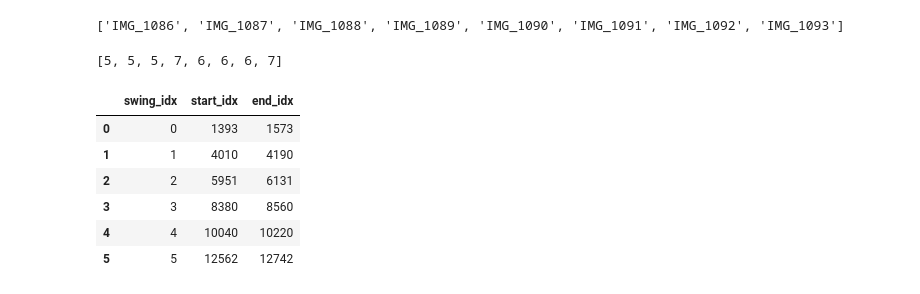
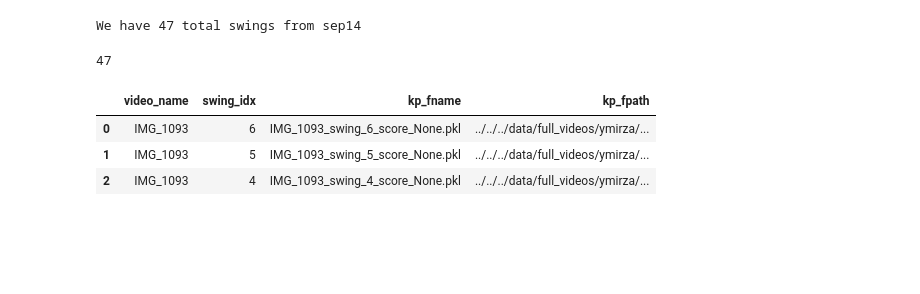
Before and after one commit to azaidi06/eagle-swing, a Jupyter notebook: posts/analyze/analysis.ipynb, the cells around one changed output. Drawn from its saved outputs; the diff is of its cells as text; code cells hidden in the pictures; blank space fills up the shorter version.

```diff
--- a/posts/analyze/analysis.ipynb
+++ b/posts/analyze/analysis.ipynb
@@ -49 +35,47 @@ def get_kps(folder):
+# %%
+#| code-fold: true
+#| echo: false
+kp_folder_paths_dict = {files_names[x]: files[x] for x in range(len(files))}
+print(f'We have {len(kp_folder_paths_dict)} total swings from {swing_days[-1]}')
+# %% [output]
+We have 47 total swings from sep14
+# %%
+#| include: false
+flat_kp_file_list = kp_folder_paths_dict.values()
+len(flat_kp_file_list)
+# %% [output]
+47
+# %%
+#| code-fold: true
+def get_kps(folder):
+    all_files = get_files(folder, extensions='.pkl')
+    clip_files = [file for file in all_files if file.name[:3] == 'IMG']
+    return clip_files
+
+
+def flatten_stacked_list(nonflat_list):
+    flattened_list = list(chain.from_iterable(nonflat_list))
+    return flattened_list
+
+
+def get_all_swings_df(flat_kp_path_list):
+    path_list_series =  pd.Series(flat_kp_path_list)
+    kp_fname = path_list_series.map(lambda x: str(x).split('/')[-1])
+    video_name = kp_fname.map(lambda x: '_'.join(str(x).split('_')[:2]))
+    swing_idx = kp_fname.map(lambda x: str(x).split('_')[3])
+    df = pd.DataFrame([video_name, swing_idx,
+                       kp_fname, path_list_series],
+                      index=['video_name','swing_idx',
+                             'kp_fname', 'kp_fpath']
+                      ).T
+    return df
+# %%
+#| code-fold: true
+all_swings_df = get_all_swings_df(flat_kp_file_list)
+all_swings_df.head(3)
+# %% [output]
+|  | video_name | swing_idx | kp_fname | kp_fpath |
+| 0 | IMG_1093 | 6 | IMG_1093_swing_6_score_None.pkl | ../../../data/full_videos/ymirza/... |
+| 1 | IMG_1093 | 5 | IMG_1093_swing_5_score_None.pkl | ../../../data/full_videos/ymirza/... |
+| 2 | IMG_1093 | 4 | IMG_1093_swing_4_score_None.pkl | ../../../data/full_videos/ymirza/... |
 # %%
@@ -59,22 +95,0 @@ IMG_1093 = [1, 3, 1, 2, 1, '**', 2] # 6 - 7 w/practice --> just drop second to l
-# %%
-sorted_fnames = sorted(list(kp_folder_paths_dict.keys()))
-print(sorted_fnames)
-# %% [output]
-['IMG_1086', 'IMG_1087', 'IMG_1088', 'IMG_1089', 'IMG_1090', 'IMG_1091', 'IMG_1092', 'IMG_1093']
-# %%
-kp_folder_paths_dict = [get_kps(f'{parent_dir}/{fname}/keypoints').__len__() for fname in sorted_fnames]
-kp_folder_paths_dict
-# %% [output]
-[5, 5, 5, 7, 6, 6, 6, 7]
-# %%
-import pandas as pd
-df = pd.read_csv(f'{parent_dir}/IMG_1091/IMG_1091.csv')
-df
-# %% [output]
-|  | swing_idx | start_idx | end_idx |
-| 0 | 0 | 1393 | 1573 |
-| 1 | 1 | 4010 | 4190 |
-| 2 | 2 | 5951 | 6131 |
-| 3 | 3 | 8380 | 8560 |
-| 4 | 4 | 10040 | 10220 |
-| 5 | 5 | 12562 | 12742 |
```
Also changed, not shown: parts of 25 cells of this notebook, 22 other files.
